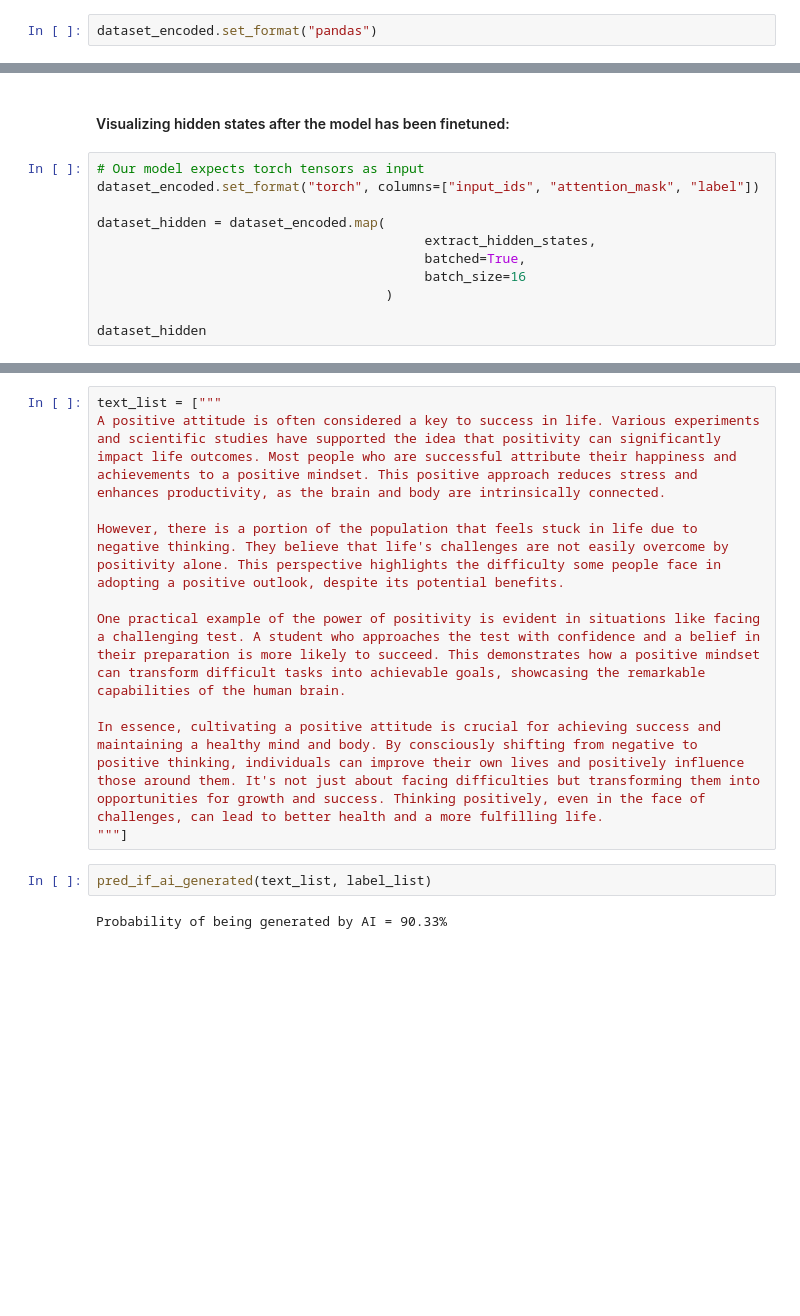
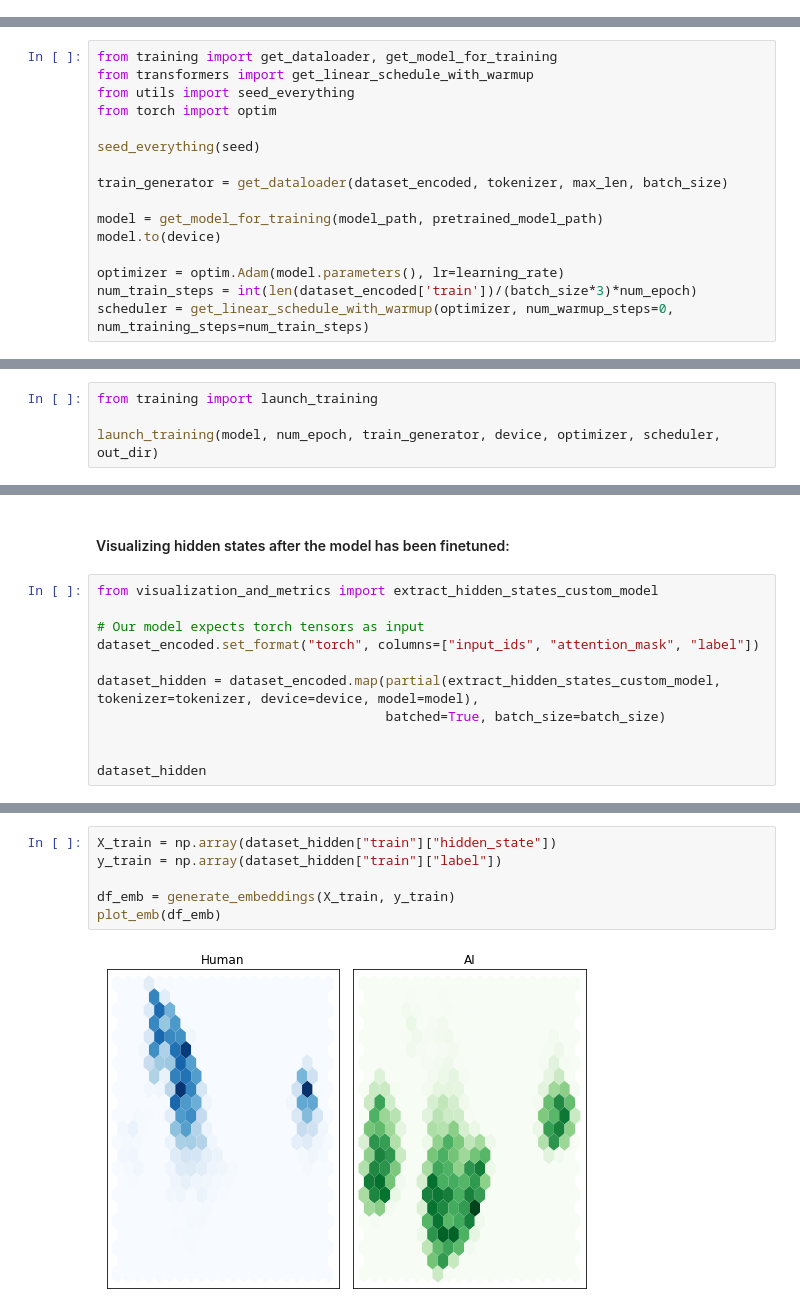
Before and after one commit to Anas-Badaoui/Detect-AI-Generated-Essays, a Jupyter notebook: train.ipynb, the cells around one changed output, grey strips where cells are left out. Saved outputs shown, nothing was run; the diff lists cells and outputs as text; blank space fills up the shorter version.

```diff
--- a/train.ipynb
+++ b/train.ipynb
@@ -408,2 +190,0 @@ scheduler = get_linear_schedule_with_warmup(optimizer, num_warmup_steps=0, num_t
-# %%
-dataset_encoded.set_format("pandas")
@@ -492,0 +227,16 @@ pred_labels = np.where(pred_prob > 0.5, 1, 0)
+# %%
+from training import get_dataloader, get_model_for_training
+from transformers import get_linear_schedule_with_warmup
+from utils import seed_everything
+from torch import optim
+
+seed_everything(seed)
+
+train_generator = get_dataloader(dataset_encoded, tokenizer, max_len, batch_size)
+
+model = get_model_for_training(model_path, pretrained_model_path)
+model.to(device)
+
+optimizer = optim.Adam(model.parameters(), lr=learning_rate)
+num_train_steps = int(len(dataset_encoded['train'])/(batch_size*3)*num_epoch)
+scheduler = get_linear_schedule_with_warmup(optimizer, num_warmup_steps=0, num_training_steps=num_train_steps)
@@ -492,0 +249,4 @@ pred_labels = np.where(pred_prob > 0.5, 1, 0)
+# %%
+from training import launch_training
+
+launch_training(model, num_epoch, train_generator, device, optimizer, scheduler, out_dir)
@@ -509,14 +281,14 @@ roc auc score: 0.9606262536786777
 # %% [markdown]
 #### Visualizing hidden states after the model has been finetuned:
 # %%
+from visualization_and_metrics import extract_hidden_states_custom_model
+
 # Our model expects torch tensors as input
 dataset_encoded.set_format("torch", columns=["input_ids", "attention_mask", "label"])
 
-dataset_hidden = dataset_encoded.map(
-                                          extract_hidden_states,
-                                          batched=True,
-                                          batch_size=16
-                                     )
+dataset_hidden = dataset_encoded.map(partial(extract_hidden_states_custom_model, tokenizer=tokenizer, device=device, model=model),
+                                     batched=True, batch_size=batch_size)
+
 
 dataset_hidden
 # %% [output]
@@ -594,14 +305,8 @@ def pred_if_ai_generated(text_list, label_list):
-# %%
-text_list = ["""
-A positive attitude is often considered a key to success in life. Various experiments and scientific studies have supported the idea that positivity can significantly impact life outcomes. Most people who are successful attribute their happiness and achievements to a positive mindset. This positive approach reduces stress and enhances productivity, as the brain and body are intrinsically connected.
-
-However, there is a portion of the population that feels stuck in life due to negative thinking. They believe that life's challenges are not easily overcome by positivity alone. This perspective highlights the difficulty some people face in adopting a positive outlook, despite its potential benefits.
-
-One practical example of the power of positivity is evident in situations like facing a challenging test. A student who approaches the test with confidence and a belief in their preparation is more likely to succeed. This demonstrates how a positive mindset can transform difficult tasks into achievable goals, showcasing the remarkable capabilities of the human brain.
-
-In essence, cultivating a positive attitude is crucial for achieving success and maintaining a healthy mind and body. By consciously shifting from negative to positive thinking, individuals can improve their own lives and positively influence those around them. It's not just about facing difficulties but transforming them into opportunities for growth and success. Thinking positively, even in the face of challenges, can lead to better health and a more fulfilling life.
-"""]
-# %%
-pred_if_ai_generated(text_list, label_list)
-# %% [output]
-Probability of being generated by AI = 90.33%
+# %%
+X_train = np.array(dataset_hidden["train"]["hidden_state"])
+y_train = np.array(dataset_hidden["train"]["label"])
+
+df_emb = generate_embeddings(X_train, y_train)
+plot_emb(df_emb)
+# %% [output]
+[figure, added]
```
Also changed, not shown: parts of 62 cells of this notebook.
